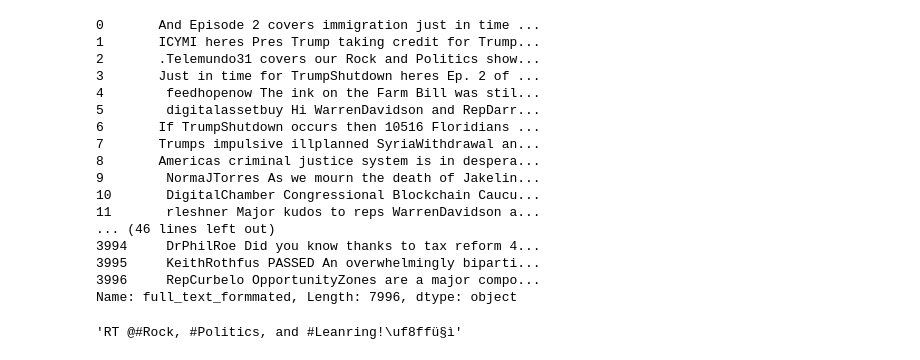
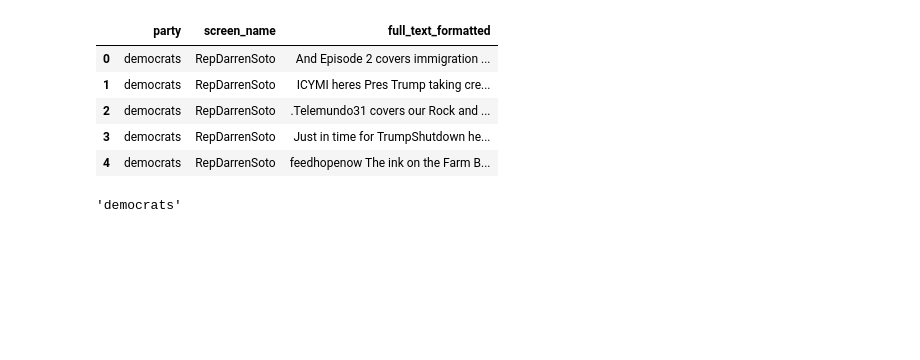
Before and after one commit to vikky4585/Project-LeftRightCenter, a Jupyter notebook: PreprocessData.ipynb, the cells around one changed output. Drawn from its saved outputs; the diff is of its cells as text; code cells hidden in the pictures; blank space fills up the shorter version.

Commit message:
clean data

```diff
--- a/PreprocessData.ipynb
+++ b/PreprocessData.ipynb
@@ -9,26 +9,6 @@ df1 = df1.drop(columns=['Unnamed: 0'])
 df2 = df2.drop(columns=['Unnamed: 0'])
 # %%
 df = pd.concat([df1,df2])
-# %%
-df['full_text_formmated']
-# %% [output]
-0       And Episode 2 covers immigration just in time ...
-1       ICYMI heres Pres Trump taking credit for Trump...
-2       .Telemundo31 covers our Rock and Politics show...
-3       Just in time for TrumpShutdown heres Ep. 2 of ...
-4        feedhopenow The ink on the Farm Bill was stil...
-5        digitalassetbuy Hi WarrenDavidson and RepDarr...
-6       If TrumpShutdown occurs then 10516 Floridians ...
-7       Trumps impulsive illplanned SyriaWithdrawal an...
-8       Americas criminal justice system is in despera...
-9        NormaJTorres As we mourn the death of Jakelin...
-10       DigitalChamber Congressional Blockchain Caucu...
-11       rleshner Major kudos to reps WarrenDavidson a...
-... (46 lines left out)
-3994     DrPhilRoe Did you know thanks to tax reform 4...
-3995     KeithRothfus PASSED An overwhelmingly biparti...
-3996     RepCurbelo OpportunityZones are a major compo...
-Name: full_text_formmated, Length: 7996, dtype: object
 # %%
 def cleanText(x):
     x = x.replace('RT','')
@@ -37,15 +17,22 @@ def cleanText(x):
     x = re.sub(r'\w+:\s?', '', x)
     return x
 # %%
-df['full_text_formmated'] = df['full_text'].apply(cleanText)
+df['full_text_formatted'] = df['full_text'].apply(cleanText)
-# %%
-test = 'RT @brianna_edu: #Rock, #Politics, and #Leanring!ü§ì'
-
-#re.compile('(www|http)\S+')
-
-formatted = re.sub(r'\w+:\s?', '', test)
-#formatted  = re.sub('[^a-zA-Z0-9 \n\.]', '', test)
-
-formatted
-# %% [output]
-'RT @#Rock, #Politics, and #Leanring!\uf8ffü§ì'
+# %%
+df_subset = df[['party','screen_name','full_text_formatted']]
+# %% [output]
+|  | party | screen_name | full_text_formatted |
+| 0 | democrats | RepDarrenSoto | And Episode 2 covers immigration ... |
+| 1 | democrats | RepDarrenSoto | ICYMI heres Pres Trump taking cre... |
+| 2 | democrats | RepDarrenSoto | .Telemundo31 covers our Rock and ... |
+| 3 | democrats | RepDarrenSoto | Just in time for TrumpShutdown he... |
+| 4 | democrats | RepDarrenSoto | feedhopenow The ink on the Farm B... |
+# %%
+dataList = []
+for i in range(0, len(df_subset)-1):
+    data = {}
+
+    data['party'] = df_subset[i,0]
+    data[]
+# %% [output]
+'democrats'
```
Also changed, not shown: parts of 2 cells of this notebook.
